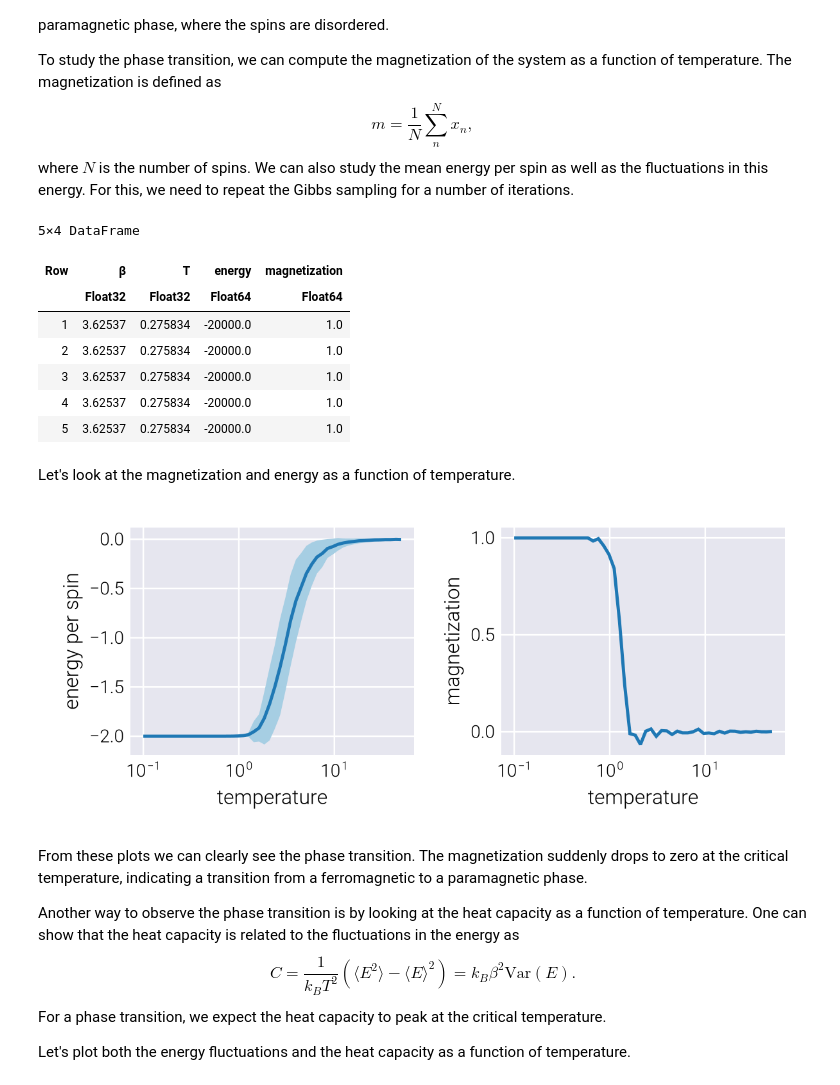
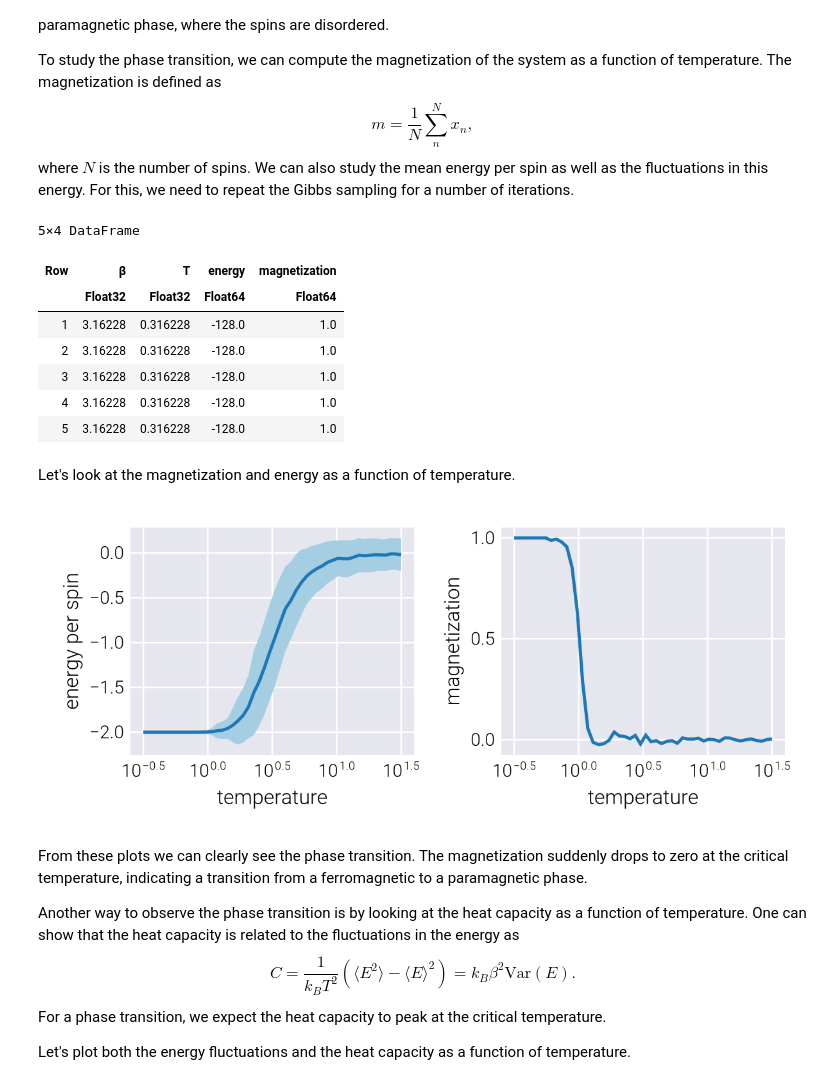
Before and after one commit to mrazomej/active_inference_tutorials, a Jupyter notebook: code/exploratory/ising_model_sim.ipynb, the cells around one changed output. Saved outputs shown, nothing was run; the diff lists cells and outputs as text; code cells hidden in the pictures.

```diff
--- a/code/exploratory/ising_model_sim.ipynb
+++ b/code/exploratory/ising_model_sim.ipynb
@@ -113,7 +113,7 @@ For our simulation, we will consider a $L \times L$ square lattice with periodic
 boundary conditions. Let's start by defining a function to compute the energy of
 a given state of this lattice.
 # %%
-"""
+@doc raw"""
     E_rectangular(x̲::Matrix, J::Number, H::Number)
 
 Compute the energy of a configuration in the Ising model on a rectangular
@@ -147,12 +147,8 @@ function E_rectangular(x̲::Matrix; J=1.0f0, H=0.0f0)
     for i in 1:m
         for j in 1:n
             # Apply periodic boundary conditions
-            # If i > 1, then im1 = i - 1, else im1 = m (the last row)
-            im1 = i > 1 ? i - 1 : m
             # If i < m, then ip1 = i + 1, else ip1 = 1 (the first row)
             ip1 = i < m ? i + 1 : 1
-            # If j > 1, then jm1 = j - 1, else jm1 = n (the last column)
-            jm1 = j > 1 ? j - 1 : n
             # If j < n, then jp1 = j + 1, else jp1 = 1 (the first column)
             jp1 = j < n ? j + 1 : 1
 
@@ -536,9 +522,6 @@ for (i, β) in enumerate(β_vals)
         x[i],
         colormap=ColorSchemes.grays,
         colorrange=(-1, 1),
-        showaxis=false,
-        showticks=false,
-        transpose=true,
     )
 
     # Add title to the subplot
@@ -576,15 +559,15 @@ sampling for a number of iterations.
 # %%
 Random.seed!(42)
 # Define range of temperatures in log scale
-T = 10 .^ range(-1, stop=log10(50), length=50)
+T = 10 .^ range(-0.5, stop=1.5, length=50)
 # Compute the corresponding β values
 β_vals = Float32.(1 ./ T)
 # Define latice size
-m, n = 100, 100
+m, n = 8, 8
 # Defie number of iterations for Gibbs sampling
-n_iter = 5_000_000
+n_iter = 500_000
 # Define number of iterations to reach equilibrium
-n_cyc = 500
+n_cyc = 1_000
 # Set initial state with random spins.
 # NOTE: We use Int8 for low memory usage.
 x_init = rand(Int8[-1, 1], m, n)
@@ -604,38 +587,38 @@ Threads.@threads for i in 1:length(β_vals)
     for cyc in 1:n_cyc
         # Make copy of the initial state
         x = deepcopy(x_init)
         # Perform Gibbs sampling to reach equilibrium
         gibbs_sampling!(x, n_iter; β=β)
         # Compute the energy of the final state
         energy[cyc] = E_rectangular(x)
         # Compute the magnetization of the final state
         magnetization[cyc] = sum(x) / length(x)
     end # for cyc
     # Create temporary DataFrame to store the results for the current
     # temperature
     df_tmp = DF.DataFrame(
         β=β,
         T=1 / β,
         energy=energy,
         magnetization=magnetization,
     )
     # Append the temporary DataFrame to the main DataFrame
     push!(df_list, df_tmp)
 end # for β
 
 # Append all DataFrames into a single DataFrame
 df = DF.vcat(df_list...)
 
 first(df, 5)
 # %% [output]
 5×4 DataFrame
 | Row | β | T | energy | magnetization |
 |  | Float32 | Float32 | Float64 | Float64 |
-| 1 | 3.62537 | 0.275834 | -20000.0 | 1.0 |
-| 2 | 3.62537 | 0.275834 | -20000.0 | 1.0 |
-| 3 | 3.62537 | 0.275834 | -20000.0 | 1.0 |
-| 4 | 3.62537 | 0.275834 | -20000.0 | 1.0 |
-| 5 | 3.62537 | 0.275834 | -20000.0 | 1.0 |
+| 1 | 3.16228 | 0.316228 | -128.0 | 1.0 |
+| 2 | 3.16228 | 0.316228 | -128.0 | 1.0 |
+| 3 | 3.16228 | 0.316228 | -128.0 | 1.0 |
+| 4 | 3.16228 | 0.316228 | -128.0 | 1.0 |
+| 5 | 3.16228 | 0.316228 | -128.0 | 1.0 |
 # %% [markdown]
 Let's look at the magnetization and energy as a function of temperature.
 # %%
@@ -654,7 +637,7 @@ ax1 = Axis(
 # Compute mean and std energy for quantities
 df_en = DF.sort!(
     DF.combine(
-        DF.groupby(df, :T),
+        DF.groupby(df, [:T, :β]),
         :energy => StatsBase.mean => :energy_mean,
         :energy => StatsBase.std => :energy_std,
         :energy => StatsBase.var => :energy_var,
@@ -703,7 +686,7 @@ lines!(
 
 fig
 # %% [output]
-[figure, old version]
+[figure, new version]
 # %% [markdown]
 From these plots we can clearly see the phase transition. The magnetization
 suddenly drops to zero at the critical temperature, indicating a transition from
```
Also changed, not shown: parts of 20 cells of this notebook.
